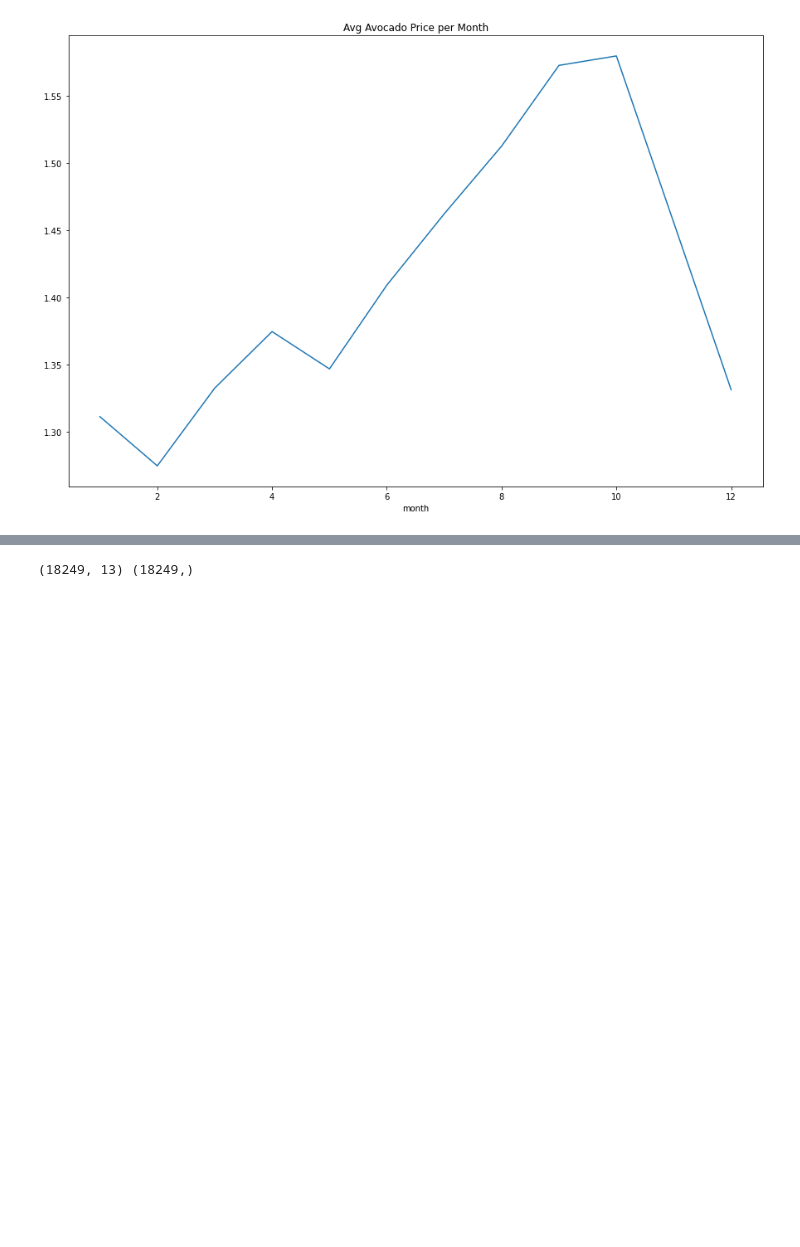
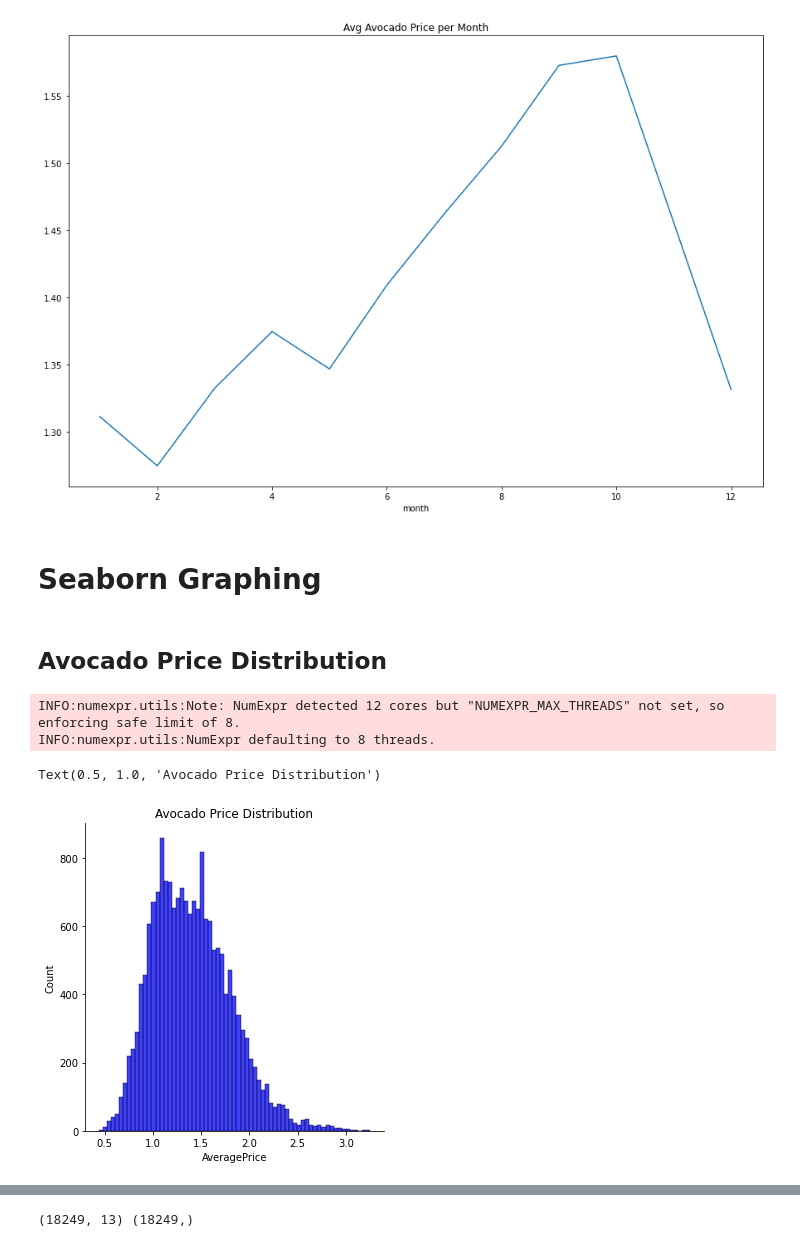
Before and after one commit to aschultz10/project3, a Jupyter notebook: code/avocado.final.ipynb, the cells around one changed output, grey strips where cells are left out. Drawn from its saved outputs; the diff is of its cells as text; code cells hidden in the pictures; blank space fills up the shorter version.

```diff
--- a/code/avocado.final.ipynb
+++ b/code/avocado.final.ipynb
@@ -132,3 +157,15 @@ plt.title('Avg Avocado Price per Month')
 # %% [output]
 Text(0.5, 1.0, 'Avg Avocado Price per Month')
 [figure]
+# %% [markdown]
+# Seaborn Graphing
+# %% [markdown]
+## Avocado Price Distribution
+# %%
+ax = sns.displot(data["AveragePrice"], color = 'blue')
+plt.title("Avocado Price Distribution")
+# %% [output]
+INFO:numexpr.utils:Note: NumExpr detected 12 cores but "NUMEXPR_MAX_THREADS" not set, so enforcing safe limit of 8.
+INFO:numexpr.utils:NumExpr defaulting to 8 threads.
+Text(0.5, 1.0, 'Avocado Price Distribution')
+[figure, added]
```
Also changed, not shown: parts of 42 cells of this notebook.
